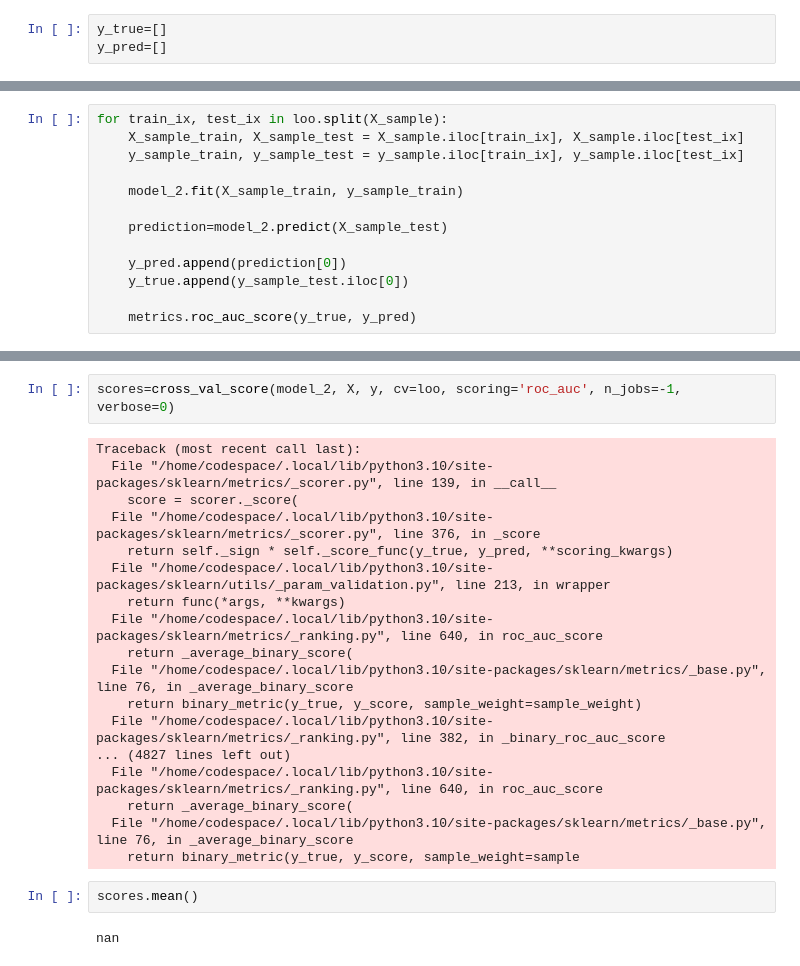
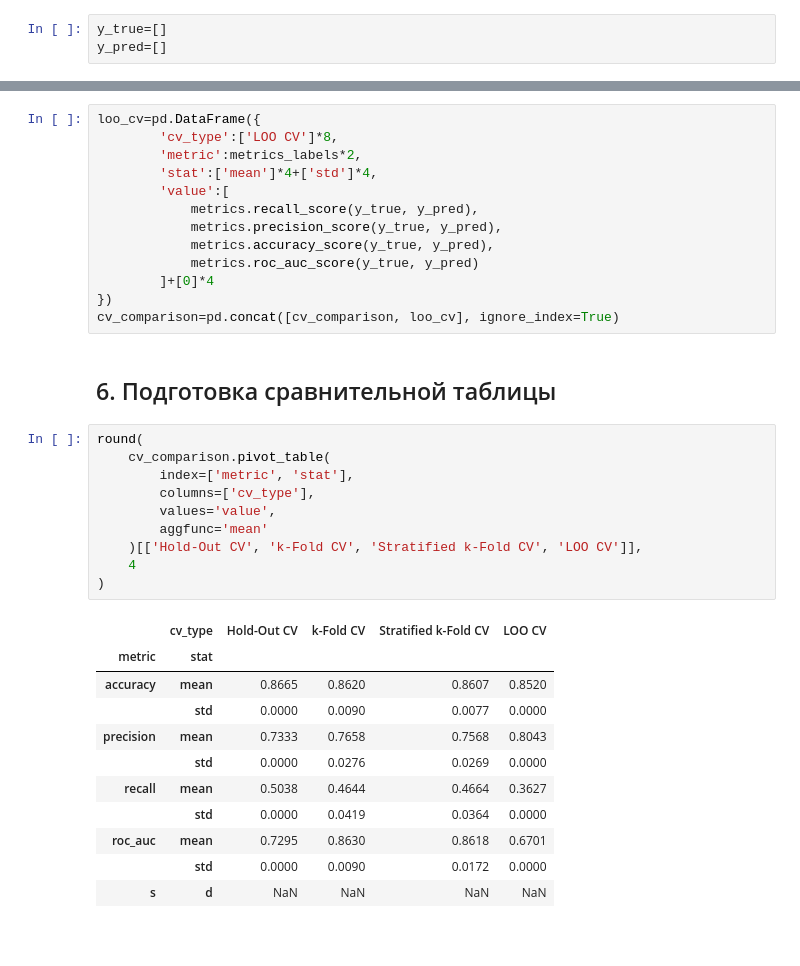
Before and after one commit to MarufIbragimov/zypl_ds, a Jupyter notebook: homework_1/homework_1.ipynb, the cells around one changed output, grey strips where cells are left out. Saved outputs shown, nothing was run; the diff lists cells and outputs as text; blank space fills up the shorter version.

```diff
--- a/homework_1/homework_1.ipynb
+++ b/homework_1/homework_1.ipynb
@@ -381,13 +373,0 @@ y_sample_test.iloc[0]
-# %%
-for train_ix, test_ix in loo.split(X_sample):
-    X_sample_train, X_sample_test = X_sample.iloc[train_ix], X_sample.iloc[test_ix]
-    y_sample_train, y_sample_test = y_sample.iloc[train_ix], y_sample.iloc[test_ix]
-
-    model_2.fit(X_sample_train, y_sample_train)
-
-    prediction=model_2.predict(X_sample_test)
-
-    y_pred.append(prediction[0])
-    y_true.append(y_sample_test.iloc[0])
-
-    metrics.roc_auc_score(y_true, y_pred)
@@ -406,24 +374,37 @@ KeyboardInterrupt:
-# %%
-scores=cross_val_score(model_2, X, y, cv=loo, scoring='roc_auc', n_jobs=-1, verbose=0)
-# %% [output]
-Traceback (most recent call last):
-  File "/home/codespace/.local/lib/python3.10/site-packages/sklearn/metrics/_scorer.py", line 139, in __call__
-    score = scorer._score(
-  File "/home/codespace/.local/lib/python3.10/site-packages/sklearn/metrics/_scorer.py", line 376, in _score
-    return self._sign * self._score_func(y_true, y_pred, **scoring_kwargs)
-  File "/home/codespace/.local/lib/python3.10/site-packages/sklearn/utils/_param_validation.py", line 213, in wrapper
-    return func(*args, **kwargs)
-  File "/home/codespace/.local/lib/python3.10/site-packages/sklearn/metrics/_ranking.py", line 640, in roc_auc_score
-    return _average_binary_score(
-  File "/home/codespace/.local/lib/python3.10/site-packages/sklearn/metrics/_base.py", line 76, in _average_binary_score
-    return binary_metric(y_true, y_score, sample_weight=sample_weight)
-  File "/home/codespace/.local/lib/python3.10/site-packages/sklearn/metrics/_ranking.py", line 382, in _binary_roc_auc_score
-... (4827 lines left out)
-  File "/home/codespace/.local/lib/python3.10/site-packages/sklearn/metrics/_ranking.py", line 640, in roc_auc_score
-    return _average_binary_score(
-  File "/home/codespace/.local/lib/python3.10/site-packages/sklearn/metrics/_base.py", line 76, in _average_binary_score
-    return binary_metric(y_true, y_score, sample_weight=sample
-# %%
-scores.mean()
-# %% [output]
-nan
+# %%
+loo_cv=pd.DataFrame({
+        'cv_type':['LOO CV']*8,
+        'metric':metrics_labels*2,
+        'stat':['mean']*4+['std']*4,
+        'value':[
+            metrics.recall_score(y_true, y_pred),
+            metrics.precision_score(y_true, y_pred),
+            metrics.accuracy_score(y_true, y_pred),
+            metrics.roc_auc_score(y_true, y_pred)
+        ]+[0]*4
+})
+cv_comparison=pd.concat([cv_comparison, loo_cv], ignore_index=True)
+# %% [markdown]
+## 6. Подготовка сравнительной таблицы
+# %%
+round(
+    cv_comparison.pivot_table(
+        index=['metric', 'stat'],
+        columns=['cv_type'],
+        values='value',
+        aggfunc='mean'
+    )[['Hold-Out CV', 'k-Fold CV', 'Stratified k-Fold CV', 'LOO CV']],
+    4
+)
+# %% [output]
+|  | cv_type | Hold-Out CV | k-Fold CV | Stratified k-Fold CV | LOO CV |
+| metric | stat |  |  |  |  |
+| accuracy | mean | 0.8665 | 0.8620 | 0.8607 | 0.8520 |
+|  | std | 0.0000 | 0.0090 | 0.0077 | 0.0000 |
+| precision | mean | 0.7333 | 0.7658 | 0.7568 | 0.8043 |
+|  | std | 0.0000 | 0.0276 | 0.0269 | 0.0000 |
+| recall | mean | 0.5038 | 0.4644 | 0.4664 | 0.3627 |
+|  | std | 0.0000 | 0.0419 | 0.0364 | 0.0000 |
+| roc_auc | mean | 0.7295 | 0.8630 | 0.8618 | 0.6701 |
+|  | std | 0.0000 | 0.0090 | 0.0172 | 0.0000 |
+| s | d | NaN | NaN | NaN | NaN |
```
Also changed, not shown: parts of 19 cells of this notebook, 5 other files.
